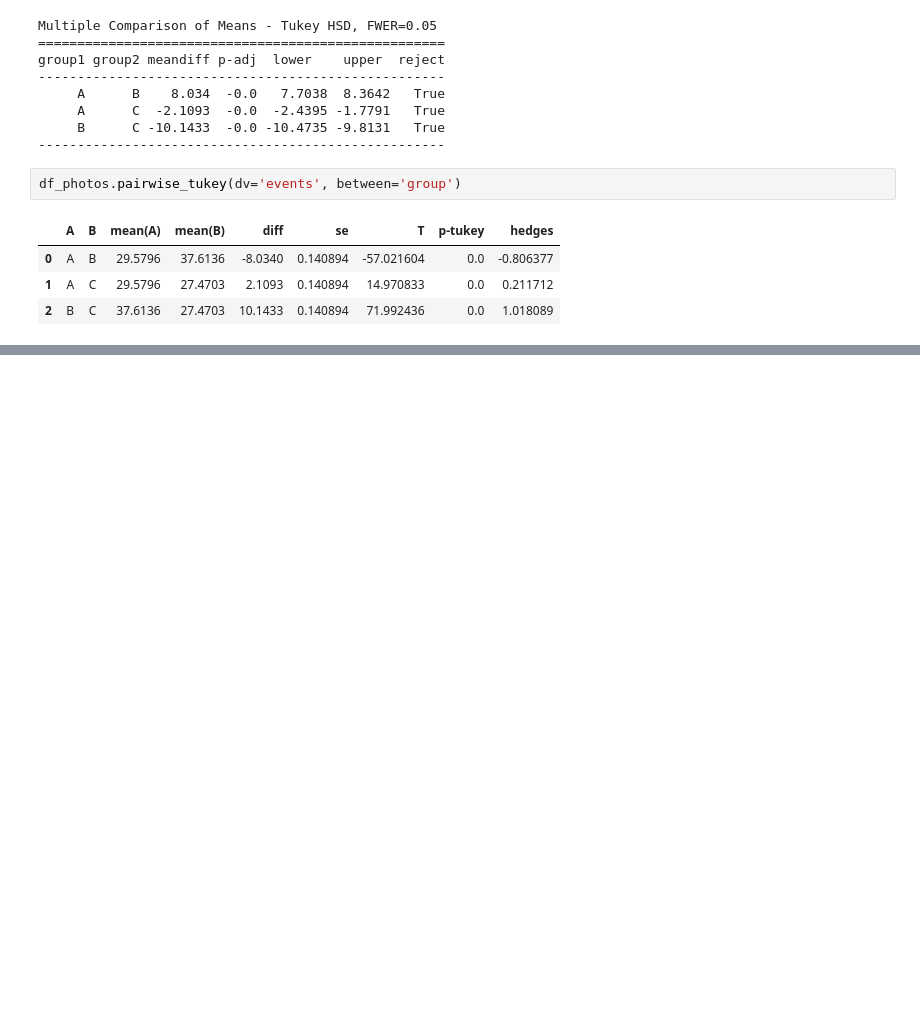
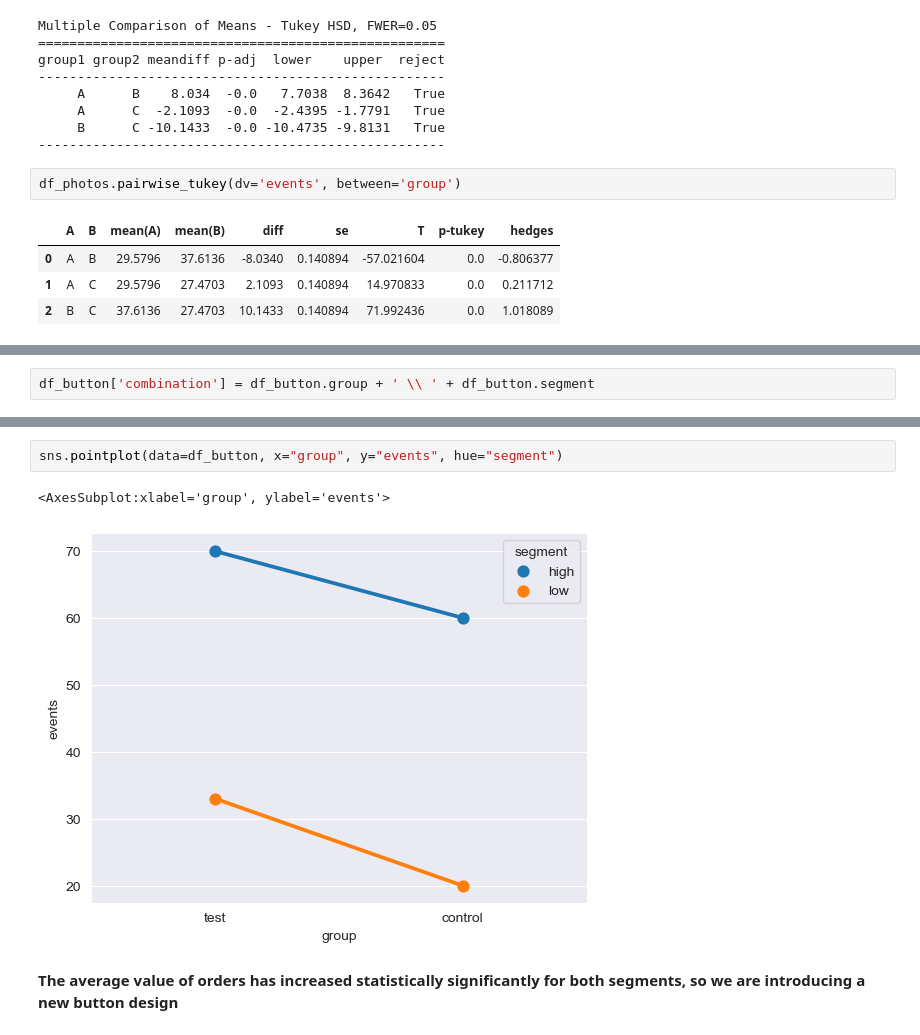
Before and after one commit to Prion84/courses, a Jupyter notebook: food_delivery/food_delivery.ipynb, the cells around one changed output, grey strips where cells are left out. Cells and saved outputs as stored; diff of their text form; blank space fills up the shorter version.

```diff
--- a/food_delivery/food_delivery.ipynb
+++ b/food_delivery/food_delivery.ipynb
@@ -127,0 +207,2 @@ df_photos.pairwise_tukey(dv='events', between='group')
+# %%
+df_button['combination'] = df_button.group + ' \\ ' + df_button.segment
@@ -127,0 +223,7 @@ df_photos.pairwise_tukey(dv='events', between='group')
+# %%
+sns.pointplot(data=df_button, x="group", y="events", hue="segment")
+# %% [output]
+<AxesSubplot:xlabel='group', ylabel='events'>
+[figure, added]
+# %% [markdown]
+**The average value of orders has increased statistically significantly for both segments, so we are introducing a new button design**
```
Also changed, not shown: parts of 15 cells of this notebook.
